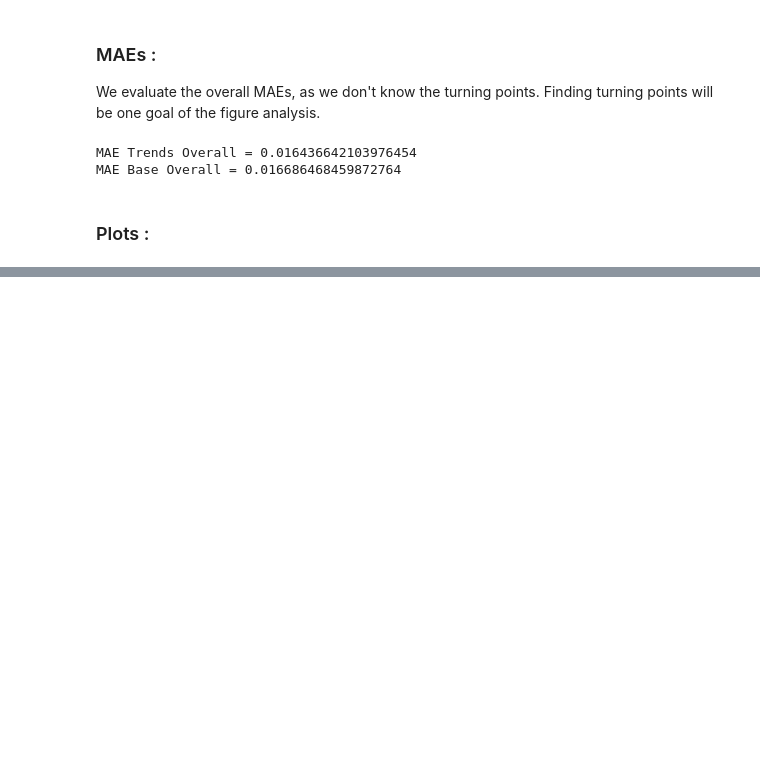
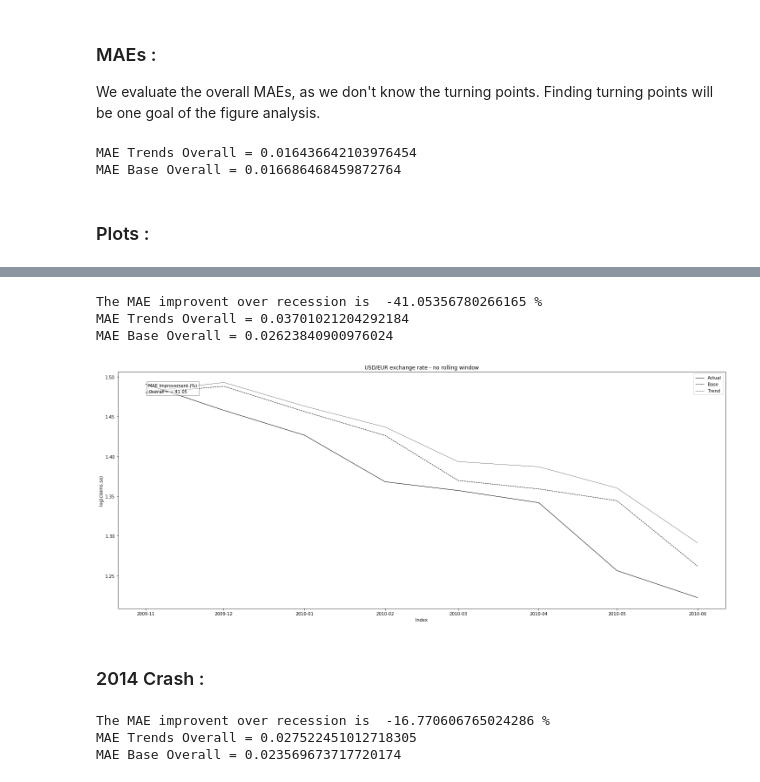
Before and after one commit to epfl-ada/ada-2020-project-milestone-p3-p3_adaimb, a Jupyter notebook: MilestoneP4.ipynb, the cells around one changed output, grey strips where cells are left out. Drawn from its saved outputs; the diff is of its cells as text; code cells hidden in the pictures; blank space fills up the shorter version.

```diff
--- a/MilestoneP4.ipynb
+++ b/MilestoneP4.ipynb
@@ -764,0 +867,66 @@ plt.show()
+# %%
+#Baseline model
+mod = smf.ols(formula = 'EXUSEU ~ s1', data= data_rate['2004-02-01':'2009-10-01'] )
+res = mod.fit()
+pred = res.params[0] + res.params[1]*data_rate.s1['2009-11-01':'2010-06-01']
+
+# Trends Model :
+mod_trends = smf.ols(formula = 'EXUSEU ~ s1 + D_Inflation + D_Prices + D_CPI + D_Cheap ', data=data_rate['2004-02-01':'2009-10-01'] )
+res_trends = mod_trends.fit()
+pred_trends = res_trends.params[0] + res_trends.params[1]*data_rate['s1']['2009-11-01':'2010-06-01'] + res_trends.params[2]*data_rate['D_Inflation']['2009-11-01':'2010-06-01']+ res_trends.params[3]*data_rate['D_Prices']['2009-11-01':'2010-06-01'] +res_trends.params[4]*data_rate['D_CPI']['2009-11-01':'2010-06-01'] + res_trends.params[5]*data_rate['D_Cheap']['2009-11-01':'2010-06-01']
+
+mae_base_overall = mean_absolute_error(data_rate.EXUSEU['2009-11-01':'2010-06-01'],pred)/(data_rate.EXUSEU['2009-11-01':'2010-06-01'].mean())
+mae_trends_overall = mean_absolute_error(data_rate.EXUSEU['2009-11-01':'2010-06-01'],pred_trends)/(data_rate.EXUSEU['2009-11-01':'2010-06-01'].mean())
+improvement_overall = (mae_base_overall-mae_trends_overall)/mae_base_overall*100
+print('The MAE improvent over recession is ',improvement_overall,'%')
+
+print('MAE Trends Overall =',mae_trends_overall)
+print('MAE Base Overall =',mae_base_overall)
+# %% [output]
+The MAE improvent over recession is  -41.05356780266165 %
+MAE Trends Overall = 0.03701021204292184
+MAE Base Overall = 0.02623840900976024
+# %%
+#Plots :
+fig,ax = plt.subplots()
+ax.plot(data_rate['Month']['2009-11-01':'2010-06-01'],data_rate['EXUSEU']['2009-11-01':'2010-06-01'],color='black',label='Actual',linewidth=1)
+ax.plot(data_rate['Month']['2009-11-01':'2010-06-01'],pred,linestyle='--',color='black',label='Base',linewidth=1)
+ax.plot(data_rate['Month']['2009-11-01':'2010-06-01'],pred_trends,color='black',linewidth=0.5,label='Trend')
+plt.legend()
+textstr = '\n'.join((
+    r'MAE Improvement (%)',
+    r'$Overall=%.2f$'%(improvement_overall,)))
+
+ax.text(0.05, 0.95, textstr, transform=ax.transAxes, fontsize=10,
+        verticalalignment='top',bbox=dict(facecolor='white', alpha=0.5))
+ax.set_ylabel('log(claims.sa)')
+ax.set_xlabel('Index')
+ax.set_title('USD/EUR exchange rate - no rolling window')
+fig.set_size_inches(25,10)
+plt.show()
+# %% [output]
+[figure, added]
+# %% [markdown]
+### 2014 Crash :
+# %%
+#Baseline model
+mod = smf.ols(formula = 'EXUSEU ~ s1', data= data_rate['2004-02-01':'2014-04-01'] )
+res = mod.fit()
+pred = res.params[0] + res.params[1]*data_rate.s1['2014-05-01':'2015-05-01']
+
+# Trends Model :
+mod_trends = smf.ols(formula = 'EXUSEU ~ s1 + D_Inflation + D_Prices + D_CPI + D_Cheap ', data=data_rate['2004-02-01':'2014-04-01'] )
+res_trends = mod_trends.fit()
+pred_trends = res_trends.params[0] + res_trends.params[1]*data_rate['s1']['2014-05-01':'2015-05-01'] + res_trends.params[2]*data_rate['D_Inflation']['2014-05-01':'2015-05-01']+ res_trends.params[3]*data_rate['D_Prices']['2014-05-01':'2015-05-01'] +res_trends.params[4]*data_rate['D_CPI']['2014-05-01':'2015-05-01'] + res_trends.params[5]*data_rate['D_Cheap']['2014-05-01':'2015-05-01']
+
+mae_base_overall = mean_absolute_error(data_rate.EXUSEU['2014-05-01':'2015-05-01'],pred)/(data_rate.EXUSEU['2014-05-01':'2015-05-01'].mean())
+mae_trends_overall = mean_absolute_error(data_rate.EXUSEU['2014-05-01':'2015-05-01'],pred_trends)/(data_rate.EXUSEU['2014-05-01':'2015-05-01'].mean())
+improvement_overall = (mae_base_overall-mae_trends_overall)/mae_base_overall*100
+print('The MAE improvent over recession is ',improvement_overall,'%')
+
+print('MAE Trends Overall =',mae_trends_overall)
+print('MAE Base Overall =',mae_base_overall)
+# %% [output]
+The MAE improvent over recession is  -16.770606765024286 %
+MAE Trends Overall = 0.027522451012718305
+MAE Base Overall = 0.023569673717720174
```
Also changed, not shown: parts of 16 cells of this notebook.
